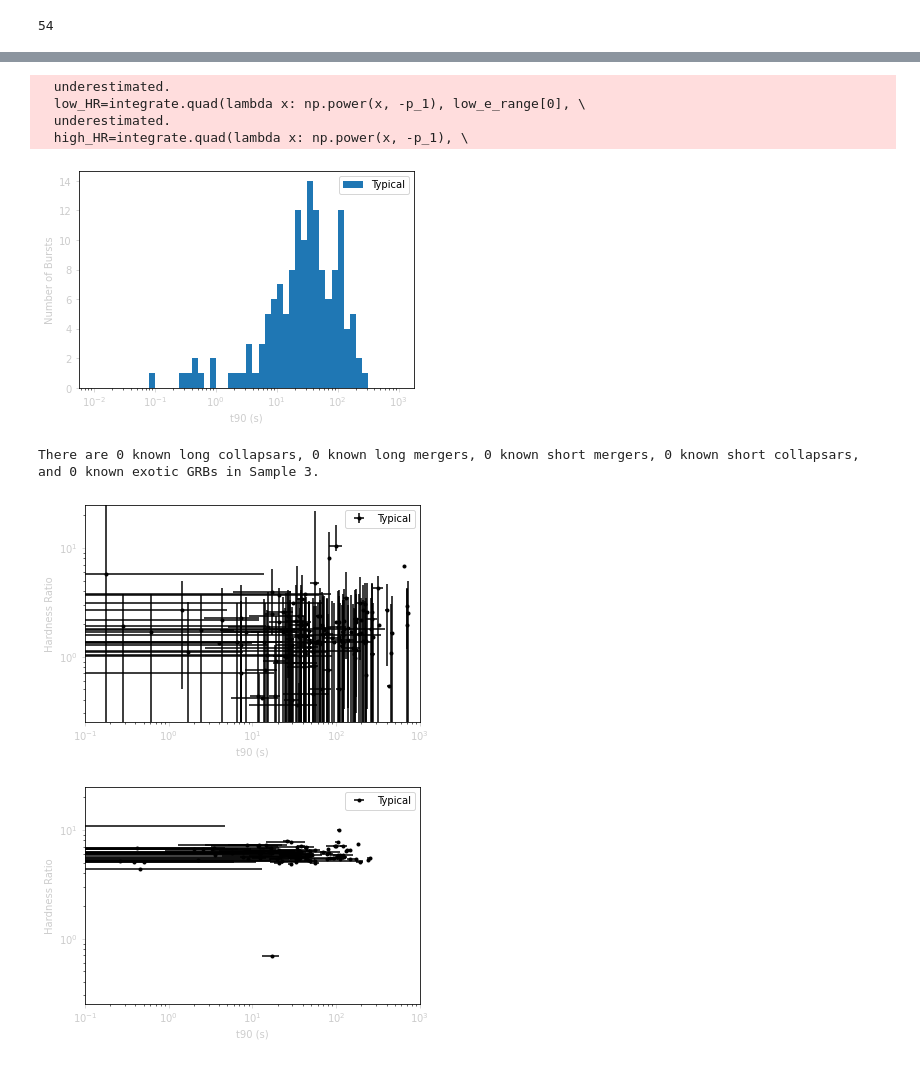
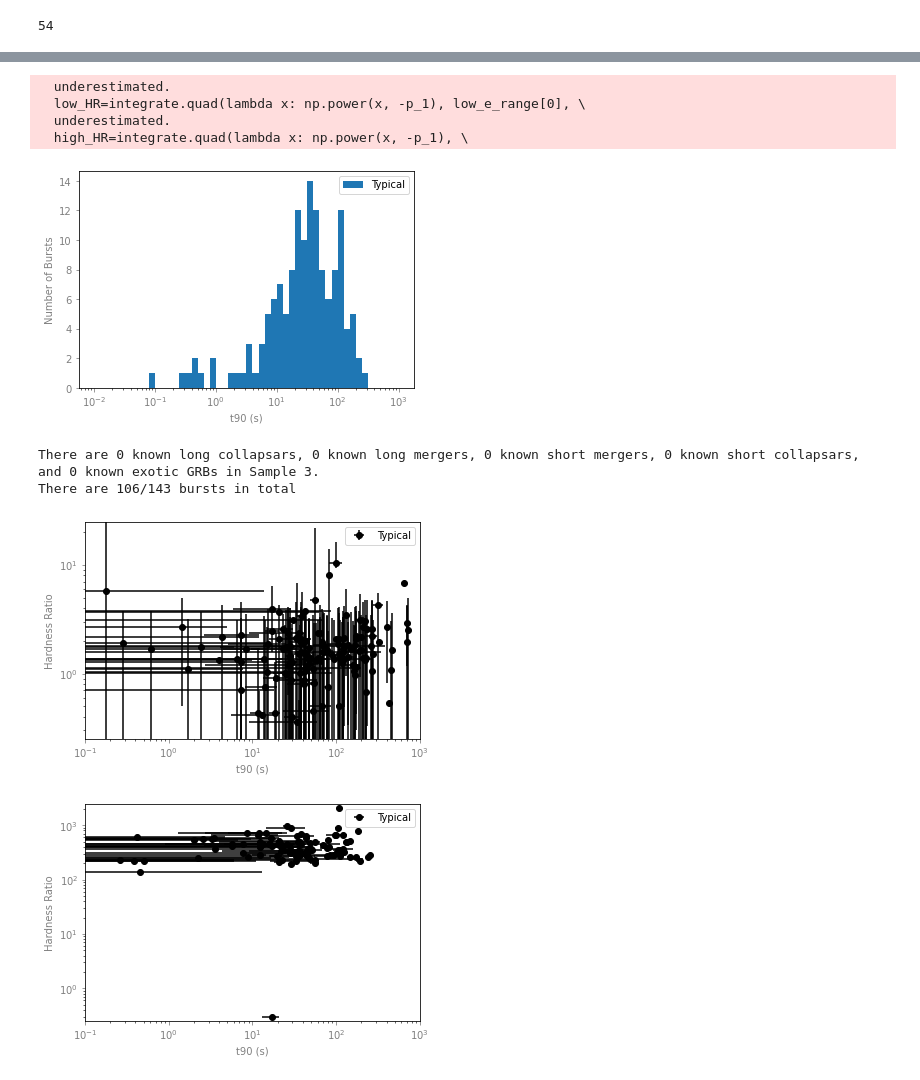
Before and after one commit to nuessle167/mirrored_prediction_paper, a Jupyter notebook: Cursed_code.ipynb, the cells around one changed output, grey strips where cells are left out. Drawn from its saved outputs; the diff is of its cells as text; code cells hidden in the pictures.

```diff
--- a/Cursed_code.ipynb
+++ b/Cursed_code.ipynb
@@ -131,8 +131,8 @@ def HR_err_func(S_top, S_bot, sig_S_top, sig_S_bot):
     return HR_err
 
 def Fermi_HR_func(relevant_fermi_data, spectral_model, entry):
-    low_e_range=[25, 50]
-    high_e_range=[50, 100]
+    low_e_range=[15, 150]
+    high_e_range=[150, 1500]
     if spectral_model=='pflx_plaw              ' or spectral_model==1:
         p_1=relevant_fermi_data.at[entry, 'pflx_plaw_index']
         low_HR=integrate.quad(lambda x: np.power(x, p_1), low_e_range[0], \
@@ -1404,22 +1685,28 @@ typical_t90=[]
 typical_t90_err=[]
 swift_long_merger_HR=[]
 swift_long_merger_HR_err=np.zeros((1,2))
+fermi_long_merger_HR=[]
+fermi_long_merger_HR_err=np.zeros((1,2))
 long_merger_t90=[]
 long_merger_t90_err=[]
 swift_short_merger_HR=[]
 swift_short_merger_HR_err=np.zeros((1,2))
+fermi_short_merger_HR=[]
+fermi_short_merger_HR_err=np.zeros((1,2))
 short_merger_t90=[]
 short_merger_t90_err=[]
 swift_long_collapsar_HR=[]
 swift_long_collapsar_HR_err=np.zeros((1,2))
 fermi_long_collapsar_HR=[]
-fermi_long_collapsarl_HR_err=np.zeros((1,2))
+fermi_long_collapsar_HR_err=np.zeros((1,2))
 long_collapsar_t90=[]
 long_collapsar_t90_err=[]
 swift_long_collapsar_t90=[]
 swift_long_collapsar_t90_err=[]
 swift_short_collapsar_HR=[]
 swift_short_collapsar_HR_err=np.zeros((1,2))
+fermi_short_collapsar_HR=[]
+fermi_short_collapsar_HR_err=np.zeros((1,2))
 short_collapsar_t90=[]
 short_collapsar_t90_err=[]
 swift_exotic_HR=[]
@@ -1474,7 +1761,7 @@ sm_mask=np.isin(sample_3_data['name'], \
                 Fermi_Precursors["Short Mergers"])
 exo_mask=np.isin(sample_3_data['name'], \
                 Fermi_Precursors["Potentially Exotic"])
-typical_sample_3_data=sample_3_data[~(lm_mask&lc_mask&sm_mask&sc_mask&exo_mask)]
+typical_sample_3_data=sample_3_data[~(lm_mask|lc_mask|sm_mask|sc_mask|exo_mask)]
 for i in typical_sample_3_data.index.to_list():
     if valid_fluences.at[int(sample_3_data.at[i, 'Swift row']), ' 25_50kev '] != ' N/A '\
     and valid_fluences.at[int(sample_3_data.at[i, 'Swift row']),' 25_50kev '] != ' N/A ':
@@ -1517,69 +1804,78 @@ plt.hist(typical_t90, bins=bins)
 # plt.hist(short_merger_t90, bins=bins)
 # plt.hist(exotic_t90, bins=bins)
 plt.xscale('log')
-plt.tick_params(axis='x', colors='0.8')
-plt.tick_params(axis='y', colors='0.8')
+plt.tick_params(axis='x', colors='0.5')
+plt.tick_params(axis='y', colors='0.5')
 plt.legend(['Typical'])#, 'Exotic'])
-plt.xlabel("t90 (s)", color="0.8")
-plt.ylabel("Number of Bursts", color="0.8")
+plt.xlabel("t90 (s)", color="0.5")
+plt.ylabel("Number of Bursts", color="0.5")
 plt.show()
 print("There are {} known long collapsars, {} known long \
 mergers, {} known short mergers, {} known short collapsars, and \
 {} known exotic GRBs in Sample 3.".\
 format(len(long_collapsar_t90), len(long_merger_t90), \
        len(short_merger_t90), len(short_collapsar_t90), len(exotic_t90)))
+print('There are {}/{} bursts in total'.format(np.count_nonzero(\
+                                                ~np.isnan(fermi_long_collapsar_HR))\
+        +np.count_nonzero(~np.isnan(fermi_long_merger_HR))+\
+        np.count_nonzero(~np.isnan(fermi_short_merger_HR))+\
+        np.count_nonzero(~np.isnan(fermi_short_collapsar_HR))+\
+        np.count_nonzero(~np.isnan(fermi_exotic_HR))+\
+                                        np.count_nonzero(~np.isnan(fermi_typical_HR)), \
+                                              len(sample_3_data)))
 plt.errorbar(x=swift_typical_t90, y=swift_typical_HR, \
              yerr=np.transpose(swift_typical_HR_err), \
-             xerr=typical_t90_err, marker=".", color='k', ls='none')
-plt.errorbar(x=swift_long_collapsar_t90, y=swift_long_collapsar_HR, \
-             yerr=np.transpose(swift_long_collapsar_HR_err), \
-             xerr=swift_long_collapsar_t90_err, marker=".", color='k', ls='none')
+             xerr=typical_t90_err, marker="o", color='k', ls='none')
+# plt.errorbar(x=swift_long_collapsar_t90, y=swift_long_collapsar_HR, \
+#              yerr=np.transpose(swift_long_collapsar_HR_err), \
+#              xerr=swift_long_collapsar_t90_err, marker=".", color='k', ls='none')
 plt.axis([0.1, 1000, 0.25, 25])
 plt.xscale('log')
 plt.yscale('log')
-plt.tick_params(axis='x', colors='0.8')
-plt.tick_params(axis='y', colors='0.8')
+plt.tick_params(axis='x', colors='0.5')
+plt.tick_params(axis='y', colors='0.5')
 plt.legend(['Typical'])
-plt.xlabel("t90 (s)", color="0.8")
-plt.ylabel("Hardness Ratio", color="0.8")
+plt.xlabel("t90 (s)", color="0.5")
+plt.ylabel("Hardness Ratio", color="0.5")
 plt.show()
 plt.errorbar(x=typical_t90, y=fermi_typical_HR,\
 #              yerr=np.transpose(typical_HR_err), \
              xerr=typical_t90_err, \
-             marker=".", color='k', ls='none')
+             marker="o", color='k', ls='none')
 # plt.errorbar(x=long_collapsar_t90, y=fermi_long_collapsar_HR, \
 # #              yerr=np.transpose(long_collapsar_HR_err),
 #              xerr=long_collapsar_t90_err,\
 #              marker="o", ls='none')
 # plt.errorbar(x=long_merger_t90, y=long_merger_HR, \
 # #              yerr=np.transpose(long_merger_HR_err), xerr=long_merger_t90_err,\
 #              marker="*", ls='none')
 # plt.errorbar(x=short_collapsar_t90, y=short_collapsar_HR, \
 # #              yerr=np.transpose(short_collapsar_HR_err), xerr=short_collapsar_t90_err,\
 #              marker="^", ls='none')
 # plt.errorbar(x=short_merger_t90, y=short_merger_HR, \
 # #              yerr=np.transpose(short_merger_HR_err), xerr=short_merger_t90_err, \
 #              marker="+", ls='none')
 # plt.errorbar(x=exotic_t90, y=exotic_HR, yerr=np.transpose(exotic_HR_err), \
 #              xerr=exotic_t90_err, marker="o", ls='none')
-plt.axis([0.1, 1000, 0.25, 25])
+plt.axis([0.1, 1000, 0.25, 2500])
 plt.xscale('log')
 plt.yscale('log')
-plt.tick_params(axis='x', colors='0.8')
-plt.tick_params(axis='y', colors='0.8')
+plt.tick_params(axis='x', colors='0.5')
+plt.tick_params(axis='y', colors='0.5')
 plt.legend(['Typical'])
-plt.xlabel("t90 (s)", color="0.8")
-plt.ylabel("Hardness Ratio", color="0.8")
+plt.xlabel("t90 (s)", color="0.5")
+plt.ylabel("Hardness Ratio", color="0.5")
 plt.show()
 # %% [output]
   underestimated.
   low_HR=integrate.quad(lambda x: np.power(x, -p_1), low_e_range[0], \
   underestimated.
   high_HR=integrate.quad(lambda x: np.power(x, -p_1), \
-[figure, old version]
+[figure, new version]
 There are 0 known long collapsars, 0 known long mergers, 0 known short mergers, 0 known short collapsars, and 0 known exotic GRBs in Sample 3.
+There are 106/143 bursts in total
-[figure, old version]
+[figure, new version]
-[figure, old version]
+[figure, new version]
 # %%
 ##Sample 4 Diagnositics##
 typical_HR=[]
```
Also changed, not shown: parts of 6 cells of this notebook.
